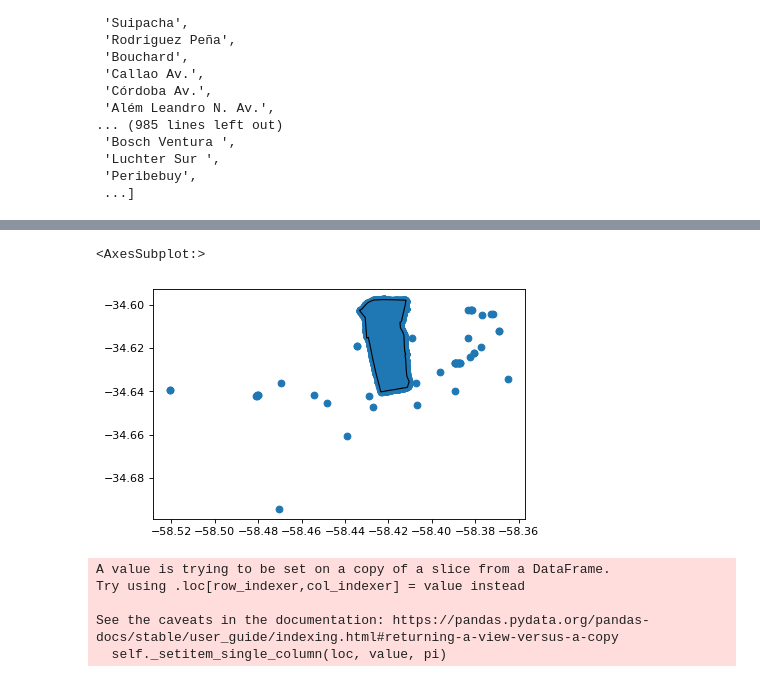
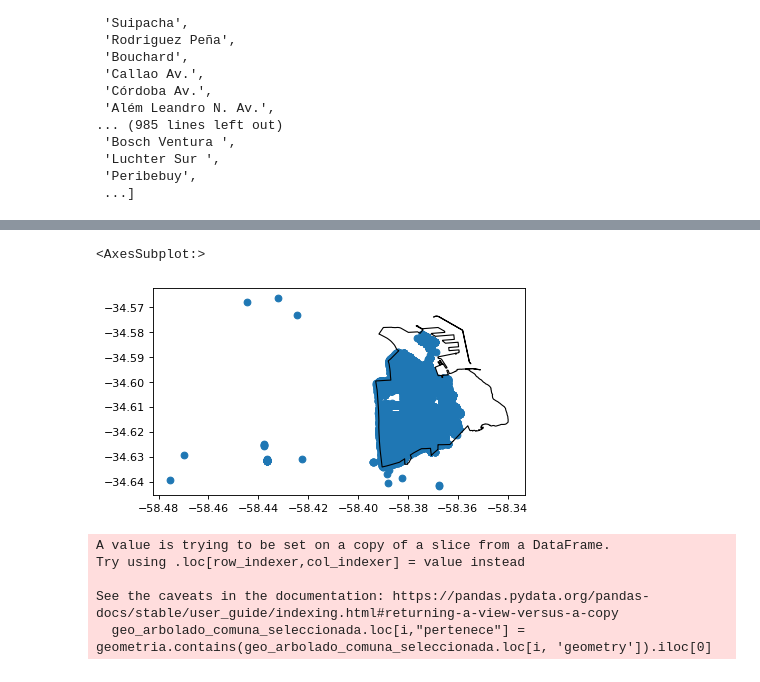
Before and after one commit to IonatanPerez/Cursos_DHDS_CN13, a Jupyter notebook: Clases/C7 - Geopandas/Modelo.ipynb, the cells around one changed output, grey strips where cells are left out. Cells and saved outputs as stored; diff of their text form; code cells hidden in the pictures.

```diff
--- a/Clases/C7 - Geopandas/Modelo.ipynb
+++ b/Clases/C7 - Geopandas/Modelo.ipynb
@@ -207,19 +207,19 @@ geo_comunas.plot(ax=ax, facecolor="none", edgecolor='black')
 # %%
 # Ahora queremos validar si los arboles estan marcados en la comuna correcta. Como son muchos datos vamos a trabajar solo con una comuna.
 
-comuna = 5
+comuna = 1
 
 geo_comunas_seleccionada = geo_comunas[geo_comunas["COMUNAS"]==comuna]
 geo_arbolado_comuna_seleccionada = geo_arboles[geo_arboles["comuna"] == comuna]
 
 
 fig, ax = plt.subplots(dpi=80)
 
 geo_arbolado_comuna_seleccionada.plot(ax=ax)
 geo_comunas_seleccionada.plot(ax=ax, facecolor="none", edgecolor='black')
 # %% [output]
 <AxesSubplot:>
-[figure, old version]
+[figure, new version]
 # %%
 
 geometria = geo_comunas_seleccionada["WKT"]
@@ -231,4 +231,4 @@ A value is trying to be set on a copy of a slice from a DataFrame.
 Try using .loc[row_indexer,col_indexer] = value instead
 
 See the caveats in the documentation: https://pandas.pydata.org/pandas-docs/stable/user_guide/indexing.html#returning-a-view-versus-a-copy
-  self._setitem_single_column(loc, value, pi)
+  geo_arbolado_comuna_seleccionada.loc[i,"pertenece"] = geometria.contains(geo_arbolado_comuna_seleccionada.loc[i, 'geometry']).iloc[0]
```
Also changed, not shown: parts of 9 cells of this notebook, 20 other files.
